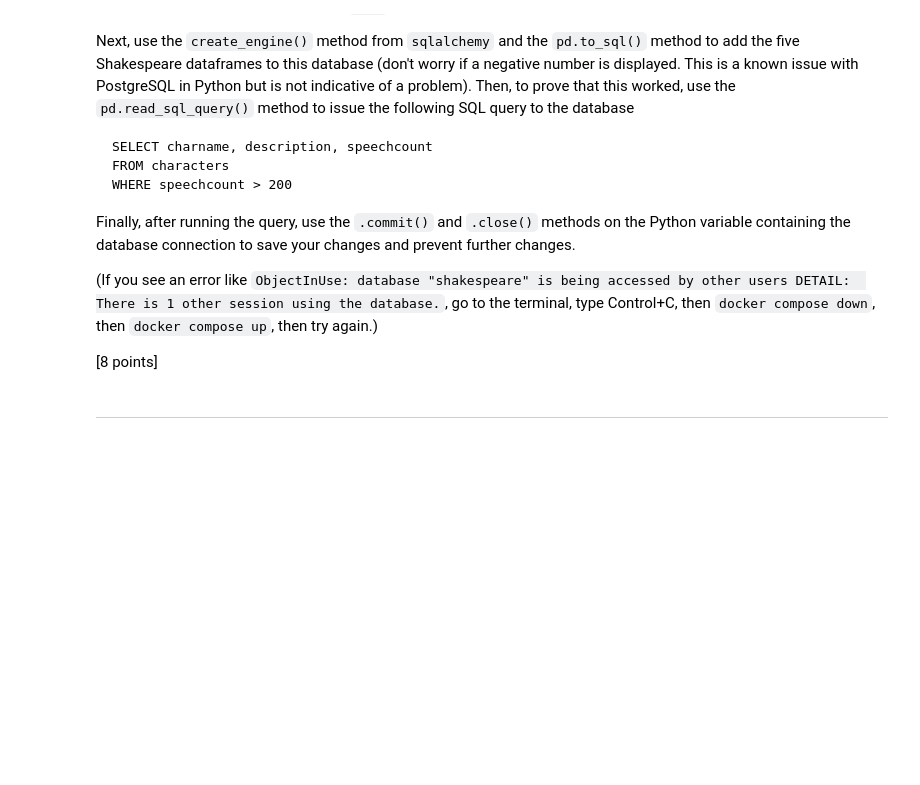
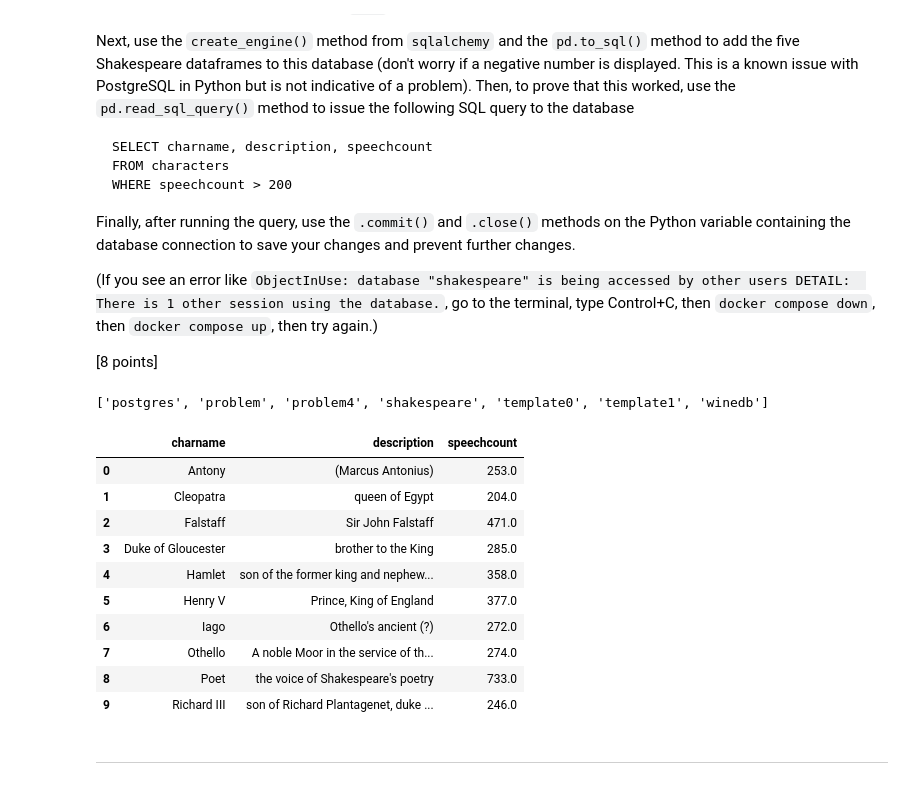
Before and after one commit to vep5ye/ds6001databases, a Jupyter notebook: labassignment6.ipynb, the cells around one changed output. Cells and saved outputs as stored; diff of their text form; code cells hidden in the pictures; blank space fills up the shorter version.

```diff
--- a/labassignment6.ipynb
+++ b/labassignment6.ipynb
@@ -566,6 +811,50 @@ Finally, after running the query, use the `.commit()` and `.close()` methods on
 (If you see an error like `ObjectInUse: database "shakespeare" is being accessed by other users DETAIL:  There is 1 other session using the database.`, go to the terminal, type Control+C, then `docker compose down`, then `docker compose up`, then try again.)
 
 [8 points]
+# %%
+import os, dotenv, psycopg
+dotenv.load_dotenv()
+POSTGRES_PASSWORD = os.getenv("POSTGRES_PASSWORD")
+
+with psycopg.connect(
+    f"postgresql://postgres:{POSTGRES_PASSWORD}@localhost:5432/postgres",
+    autocommit=True
+) as conn:
+    with conn.cursor() as cur:
+        cur.execute("DROP DATABASE IF EXISTS problem4")
+        cur.execute("CREATE DATABASE problem4")
+        # prove it exists
+        cur.execute("SELECT datname FROM pg_database ORDER BY 1")
+        print([r[0] for r in cur.fetchall()])
+# %% [output]
+['postgres', 'problem', 'problem4', 'shakespeare', 'template0', 'template1', 'winedb']
+# %%
+# couldn't get to work following instructions in book. had to use code from ChatGPT.
+engine = create_engine(f"postgresql+psycopg://postgres:{POSTGRES_PASSWORD}@localhost:5432/problem4")
+
+works.to_sql('works',         con=engine, index=False, chunksize=1000, if_exists='replace')
+characters.to_sql('characters', con=engine, index=False, chunksize=1000, if_exists='replace')
+chapters.to_sql('chapters',   con=engine, index=False, chunksize=1000, if_exists='replace')
+paragraphs.to_sql('paragraphs', con=engine, index=False, chunksize=1000, if_exists='replace')
+charworks.to_sql('charworks', con=engine, index=False, chunksize=1000, if_exists='replace')
+
+pd.read_sql_query("""
+SELECT charname, description, speechcount
+FROM characters
+WHERE speechcount > 200
+""", con=engine).head(10)
+# %% [output]
+|  | charname | description | speechcount |
+| 0 | Antony | (Marcus Antonius) | 253.0 |
+| 1 | Cleopatra | queen of Egypt | 204.0 |
+| 2 | Falstaff | Sir John Falstaff | 471.0 |
+| 3 | Duke of Gloucester | brother to the King | 285.0 |
+| 4 | Hamlet | son of the former king and nephew... | 358.0 |
+| 5 | Henry V | Prince, King of England | 377.0 |
+| 6 | Iago | Othello's ancient (?) | 272.0 |
+| 7 | Othello | A noble Moor in the service of th... | 274.0 |
+| 8 | Poet | the voice of Shakespeare's poetry | 733.0 |
+| 9 | Richard III | son of Richard Plantagenet, duke ... | 246.0 |
 # %% [markdown]
 ---
 # %% [markdown]
```
Also changed, not shown: parts of 28 cells of this notebook, 2 other files.
